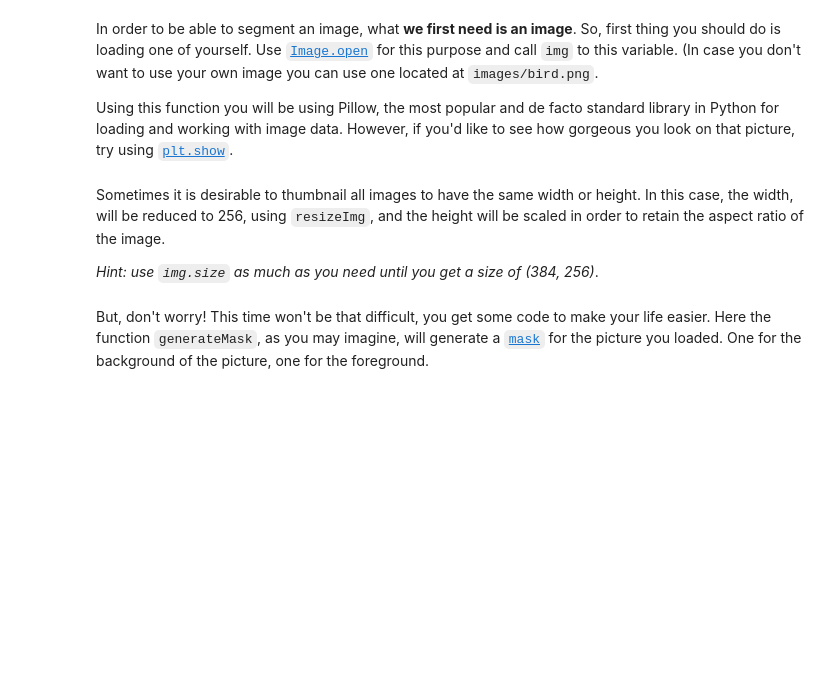
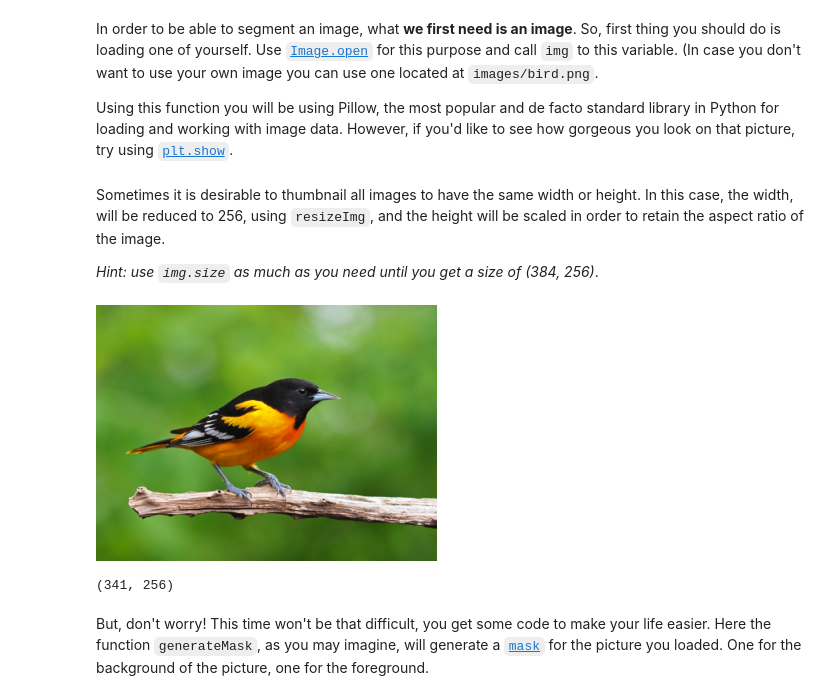
Before and after one commit to Carolinacastioni/lab-image-segmentation, a Jupyter notebook: main.ipynb, the cells around one changed output. Saved outputs shown, nothing was run; the diff lists cells and outputs as text; code cells hidden in the pictures; blank space fills up the shorter version.

```diff
--- a/main.ipynb
+++ b/main.ipynb
@@ -84,3 +58,6 @@ Using this function you will be using Pillow, the most popular and de facto stan
+# %%
+im = Image.open("images/bird.png")
+im.show()
 # %% [markdown]
 Sometimes it is desirable to thumbnail all images to have the same width or height. In this case, the width, will be reduced to 256, using `resizeImg`, and the height will be scaled in order to retain the aspect ratio of the image.
 
@@ -90,3 +65,13 @@ Sometimes it is desirable to thumbnail all images to have the same width or heig
+# %%
+img = resizeImg(im)
+# %%
+img
+# %% [output]
+[figure, added]
+# %%
+img.size
+# %% [output]
+(341, 256)
 # %% [markdown]
 But, don't worry! This time won't be that difficult, you get some code to make your life easier.
 Here the function `generateMask`, as you may imagine, will generate a [`mask`](http://www.xinapse.com/Manual/masking.html) for the picture you loaded. One for the background of the picture, one for the foreground.
```
Also changed, not shown: parts of 45 cells of this notebook.
